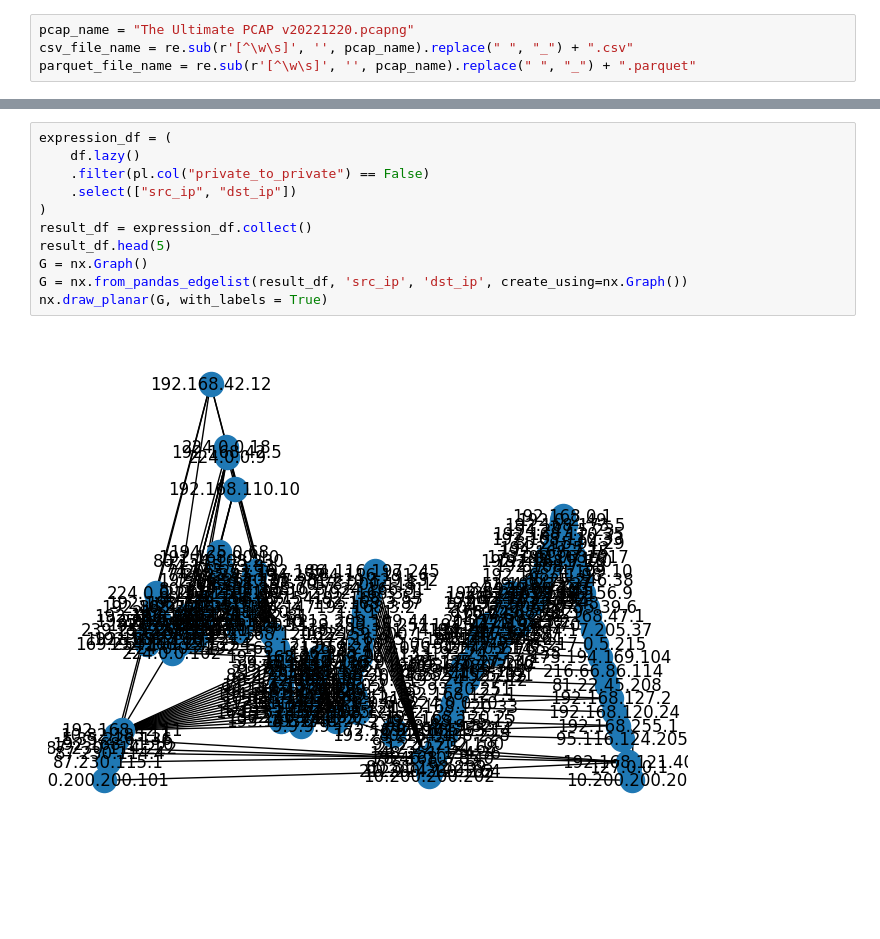
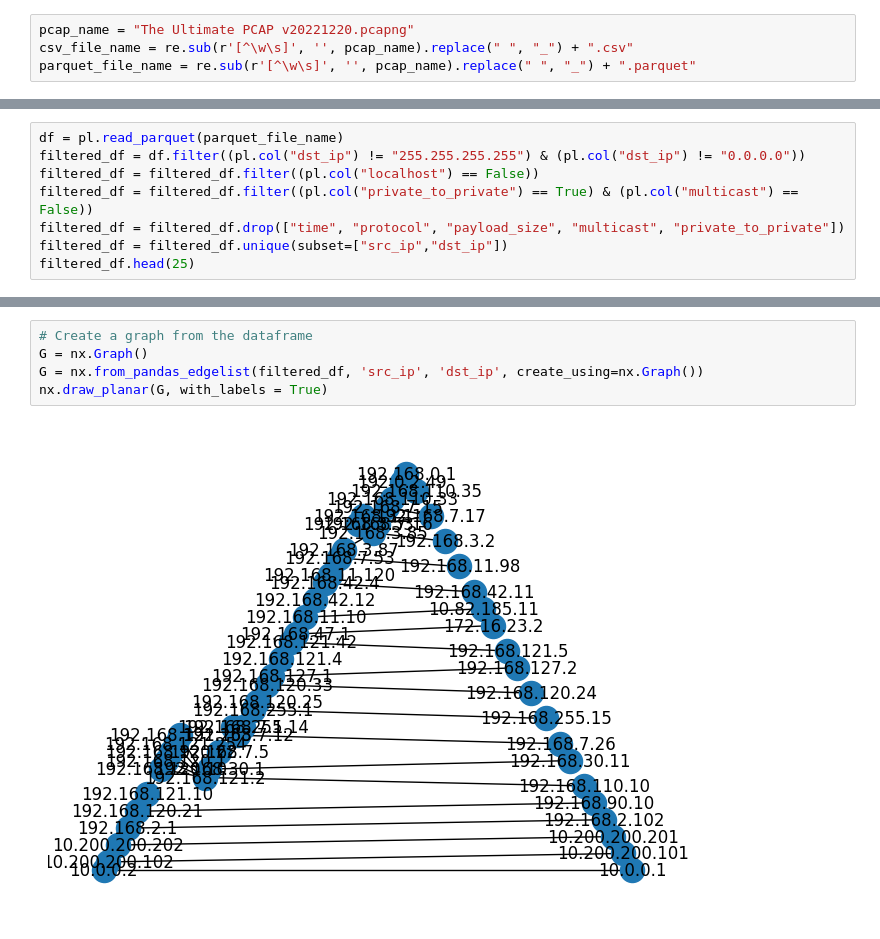
Before and after one commit to whit3rabbit/pcap-to-pandas, a Jupyter notebook: pcap-to-polars.ipynb, the cells around one changed output, grey strips where cells are left out. Drawn from its saved outputs; the diff is of its cells as text; blank space fills up the shorter version.

```diff
--- a/pcap-to-polars.ipynb
+++ b/pcap-to-polars.ipynb
@@ -186,0 +174,8 @@ shape: (5, 12)
+# %%
+df = pl.read_parquet(parquet_file_name)
+filtered_df = df.filter((pl.col("dst_ip") != "255.255.255.255") & (pl.col("dst_ip") != "0.0.0.0"))
+filtered_df = filtered_df.filter((pl.col("localhost") == False))
+filtered_df = filtered_df.filter((pl.col("private_to_private") == True) & (pl.col("multicast") == False))
+filtered_df = filtered_df.drop(["time", "protocol", "payload_size", "multicast", "private_to_private"])
+filtered_df = filtered_df.unique(subset=["src_ip","dst_ip"])
+filtered_df.head(25)
@@ -187,13 +202,7 @@ shape: (5, 12)
 # %%
-expression_df = (
-    df.lazy()
-    .filter(pl.col("private_to_private") == False)
-    .select(["src_ip", "dst_ip"])
-)
-result_df = expression_df.collect()
-result_df.head(5)
+# Create a graph from the dataframe
 G = nx.Graph()
-G = nx.from_pandas_edgelist(result_df, 'src_ip', 'dst_ip', create_using=nx.Graph())
+G = nx.from_pandas_edgelist(filtered_df, 'src_ip', 'dst_ip', create_using=nx.Graph())
 nx.draw_planar(G, with_labels = True)
 # %% [output]
-[figure, old version]
+[figure, new version]
```
Also changed, not shown: parts of 10 cells of this notebook, 1 other file.
